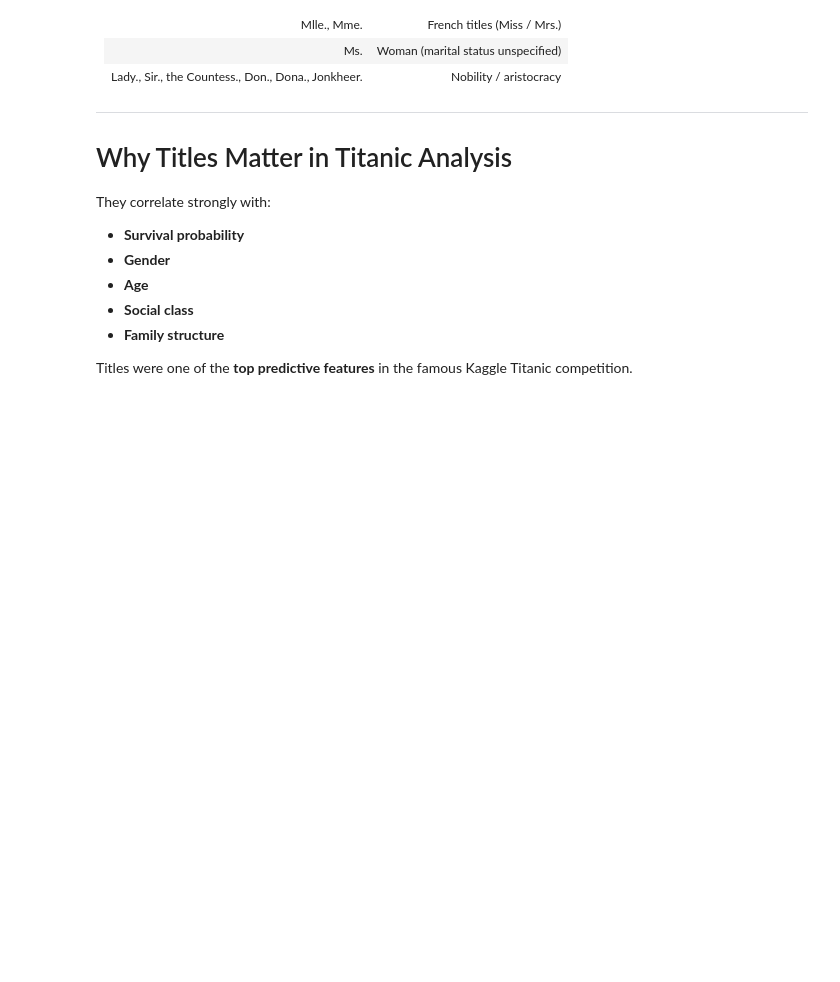
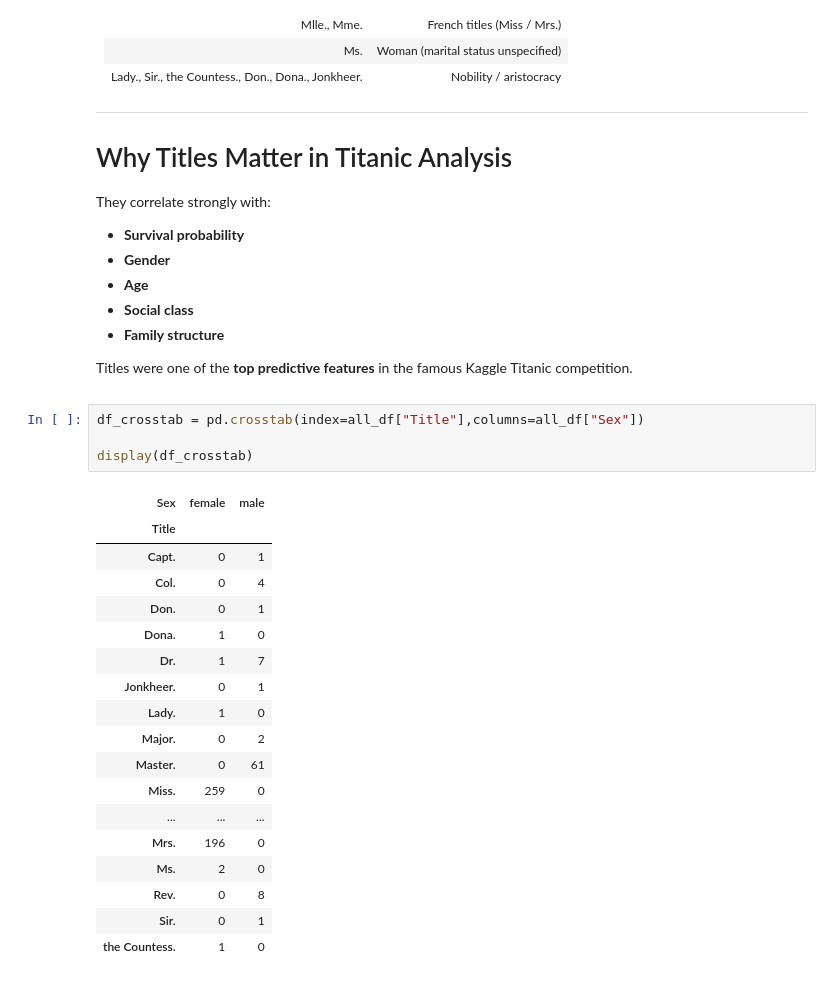
Before and after one commit to powernusa/titanic-eda, a Jupyter notebook: titanic_eda.ipynb, the cells around one changed output. Drawn from its saved outputs; the diff is of its cells as text; blank space fills up the shorter version.

Commit message:
feat: crosstab title and sex

```diff
--- a/titanic_eda.ipynb
+++ b/titanic_eda.ipynb
@@ -793,3 +794,26 @@ They correlate strongly with:
 Titles were one of the **top predictive features** in the famous Kaggle Titanic competition.
 
 </div>
+# %%
+df_crosstab = pd.crosstab(index=all_df["Title"],columns=all_df["Sex"])
+
+display(df_crosstab)
+# %% [output]
+| Sex | female | male |
+| Title |  |  |
+| Capt. | 0 | 1 |
+| Col. | 0 | 4 |
+| Don. | 0 | 1 |
+| Dona. | 1 | 0 |
+| Dr. | 1 | 7 |
+| Jonkheer. | 0 | 1 |
+| Lady. | 1 | 0 |
+| Major. | 0 | 2 |
+| Master. | 0 | 61 |
+| Miss. | 259 | 0 |
+| ... | ... | ... |
+| Mrs. | 196 | 0 |
+| Ms. | 2 | 0 |
+| Rev. | 0 | 8 |
+| Sir. | 0 | 1 |
+| the Countess. | 1 | 0 |
```
Also changed, not shown: parts of 3 cells of this notebook.
